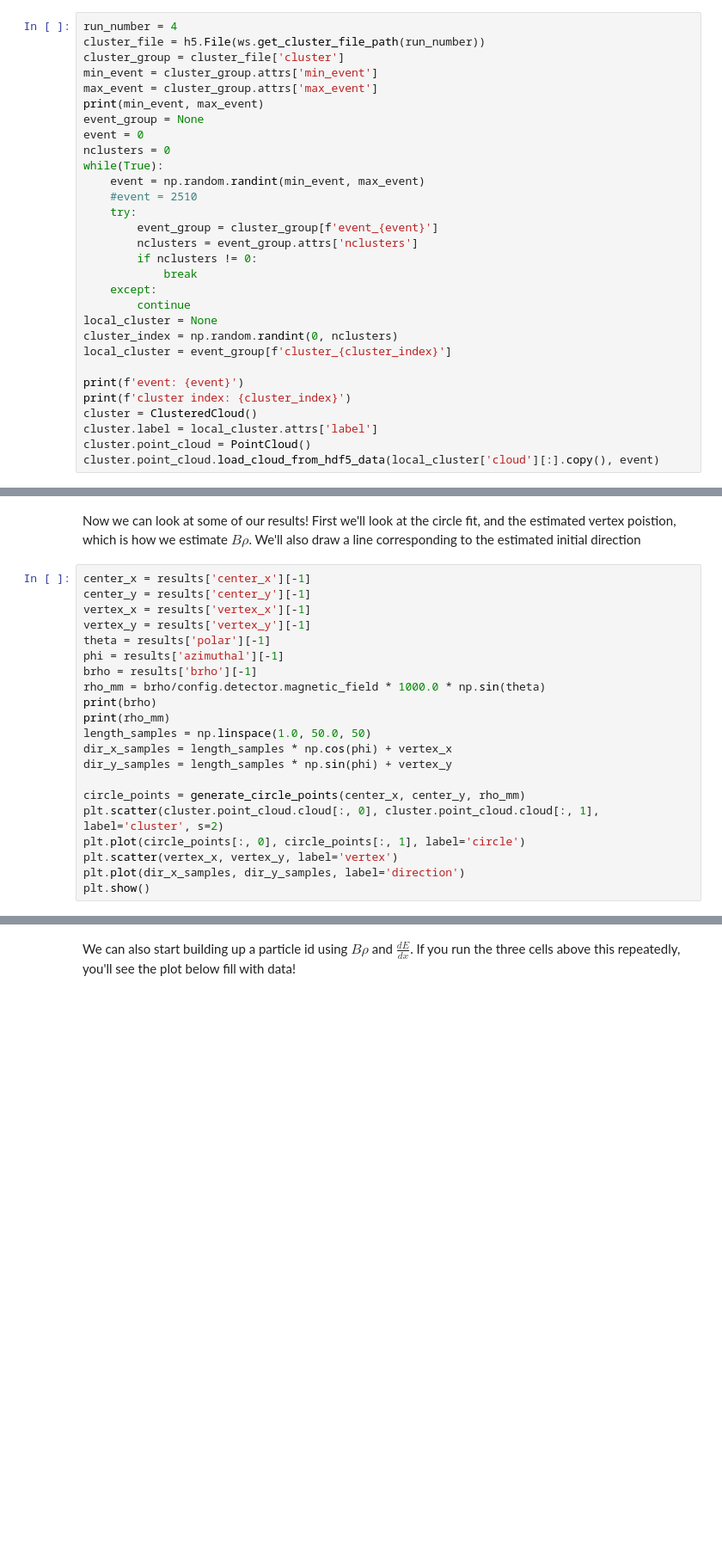
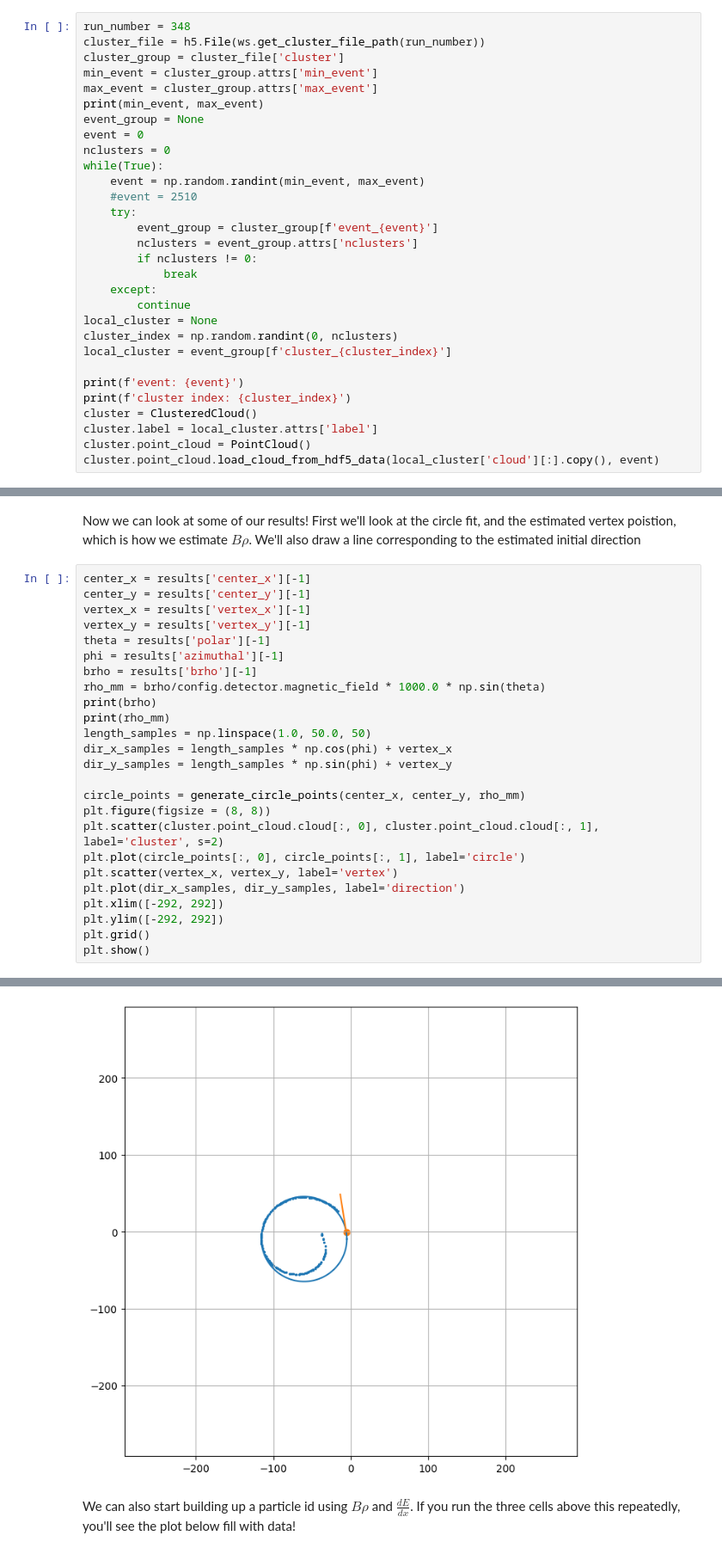
Before and after one commit to ATTPC/Spyral, a Jupyter notebook: notebooks/examine_estimates.ipynb, the cells around one changed output, grey strips where cells are left out. Shown: that part at 86% size. Cells and saved outputs as stored; diff of their text form; blank space fills up the shorter version.

```diff
--- a/notebooks/examine_estimates.ipynb
+++ b/notebooks/examine_estimates.ipynb
@@ -28,7 +28,7 @@ results: dict[str, list] = {'event': [], 'cluster_index': [], 'cluster_label': [
 # %% [markdown]
 From our workspace we can then request the file for our clusters, and read in a random cluster from the file
 # %%
-run_number = 4
+run_number = 348
 cluster_file = h5.File(ws.get_cluster_file_path(run_number))
 cluster_group = cluster_file['cluster']
 min_event = cluster_group.attrs['min_event']
@@ -79,8 +83,13 @@ dir_x_samples = length_samples * np.cos(phi) + vertex_x
 dir_y_samples = length_samples * np.sin(phi) + vertex_y
 
 circle_points = generate_circle_points(center_x, center_y, rho_mm)
+plt.figure(figsize = (8, 8))
 plt.scatter(cluster.point_cloud.cloud[:, 0], cluster.point_cloud.cloud[:, 1], label='cluster', s=2)
 plt.plot(circle_points[:, 0], circle_points[:, 1], label='circle')
 plt.scatter(vertex_x, vertex_y, label='vertex')
 plt.plot(dir_x_samples, dir_y_samples, label='direction')
+plt.xlim([-292, 292])
+plt.ylim([-292, 292])
+plt.grid()
 plt.show()
+# %% [output]
@@ -87,3 +98,4 @@ plt.show()
+[figure, added]
 # %% [markdown]
 We can also start building up a particle id using $B\rho$ and $\frac{dE}{dx}$. If you run the three cells above this repeatedly, you'll see the plot below fill with data!
 # %%
```
Also changed, not shown: parts of 3 cells of this notebook, 31 other files.
